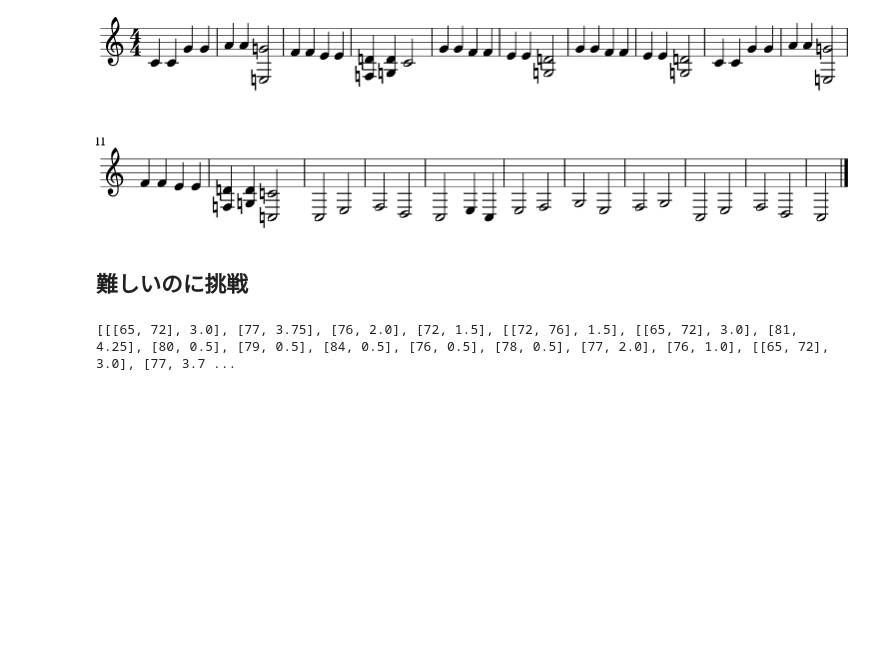
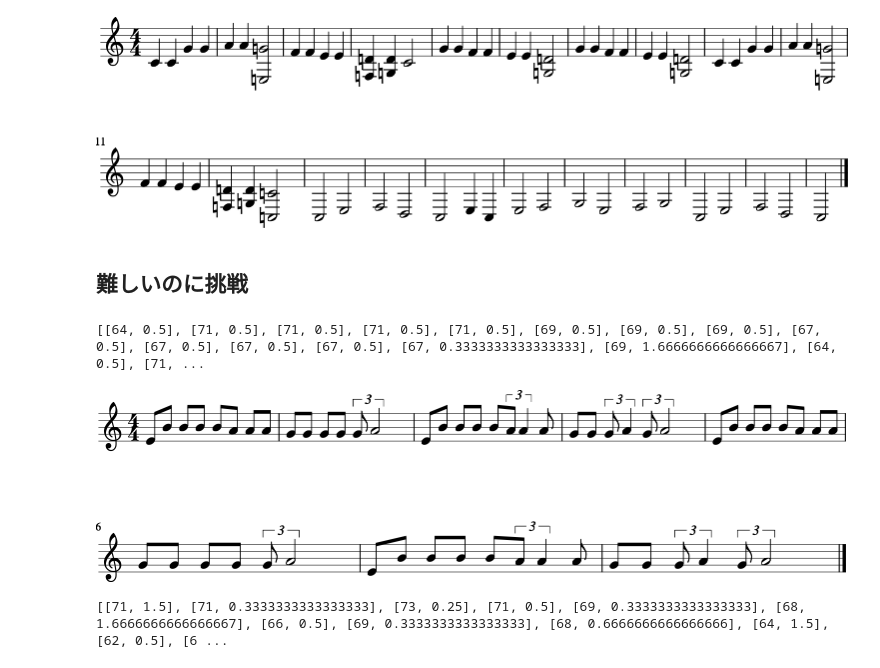
Before and after one commit to StudioIdenticalTwins/HTM-Beginners-Notebook, a Jupyter notebook: chapter-7/misic21-tutorial.ipynb, the cells around one changed output. Saved outputs shown, nothing was run; the diff lists cells and outputs as text; code cells hidden in the pictures; blank space fills up the shorter version.

```diff
--- a/chapter-7/misic21-tutorial.ipynb
+++ b/chapter-7/misic21-tutorial.ipynb
@@ -151,24 +153,62 @@ StreamPlayer.play()
 [figure]
 # %% [markdown]
 ## 難しいのに挑戦
+# %%
+from music21 import *
+
+inputMidi = converter.parse('NorwegianWood.mid')
+parseMidi = inputMidi.parts[2].recurse()
+notes_1 = []
+for e in parseMidi:
+    g=[]
+    if isinstance(e, chord.Chord):
+        for f in range(len(e.pitches)):
+            g.append(int(e.pitches[f].ps))
+        notes_1.append([g,float(e.quarterLength)])
+    elif isinstance(e, note.Note):
+        notes_1.append([int(e.pitch.ps),float(e.quarterLength)])
+print(notes_1)
+# %% [output]
+[[64, 0.5], [71, 0.5], [71, 0.5], [71, 0.5], [71, 0.5], [69, 0.5], [69, 0.5], [69, 0.5], [67, 0.5], [67, 0.5], [67, 0.5], [67, 0.5], [67, 0.3333333333333333], [69, 1.6666666666666667], [64, 0.5], [71, ...
+# %%
+from music21 import *
+
+stream4 = stream.Stream()
+
+for n in range(len(notes_1)):
+    if type(notes_1[n][0]) ==list:
+        chordMidi =chord.Chord(notes_1[n][0])
+        noteLength=notes_1[n][1]
+        n = chord.Chord(chordMidi,quarterLength = noteLength)
+    else:
+        noteMidi = notes_1[n][0]
+        noteLength=notes_1[n][1]
+        n = note.Note(midi=noteMidi,quarterLength = noteLength)
+
+    stream4.append(n)
+
+stream4.show()
+#StreamPlayer=midi.realtime.StreamPlayer(stream4)
+#StreamPlayer.play()
+# %% [output]
+[figure, added]
 # %%
 from music21 import *
 
-inputMidi = converter.parse('TROIMmb.mid')
+inputMidi = converter.parse('NorwegianWood.mid')
 parseMidi = inputMidi.parts[1].recurse()
-notes = []
-g=[]
+notes_2 = []
 for e in parseMidi:
     g=[]
     if isinstance(e, chord.Chord):
         for f in range(len(e.pitches)):
             g.append(int(e.pitches[f].ps))
-        notes.append([g,float(e.quarterLength)])
+        notes_2.append([g,float(e.quarterLength)])
     elif isinstance(e, note.Note):
-        notes.append([int(e.pitch.ps),float(e.quarterLength)])
-print(notes)
+        notes_2.append([int(e.pitch.ps),float(e.quarterLength)])
+print(notes_2)
 # %% [output]
-[[[65, 72], 3.0], [77, 3.75], [76, 2.0], [72, 1.5], [[72, 76], 1.5], [[65, 72], 3.0], [81, 4.25], [80, 0.5], [79, 0.5], [84, 0.5], [76, 0.5], [78, 0.5], [77, 2.0], [76, 1.0], [[65, 72], 3.0], [77, 3.7 ...
+[[71, 1.5], [71, 0.3333333333333333], [73, 0.25], [71, 0.5], [69, 0.3333333333333333], [68, 1.6666666666666667], [66, 0.5], [69, 0.3333333333333333], [68, 0.6666666666666666], [64, 1.5], [62, 0.5], [6 ...
 # %%
 from music21 import *
 
```
Also changed, not shown: parts of 5 cells of this notebook, 3 other files.
